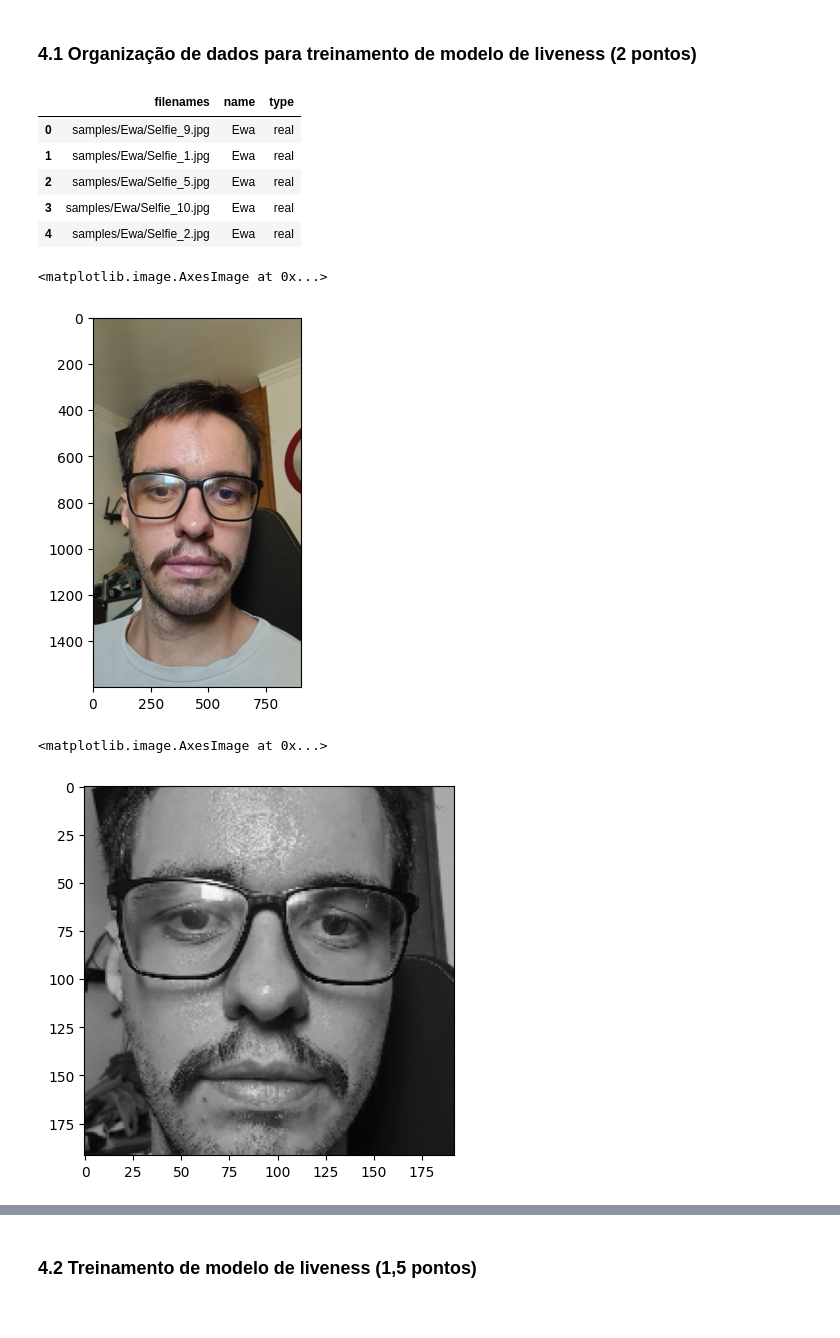
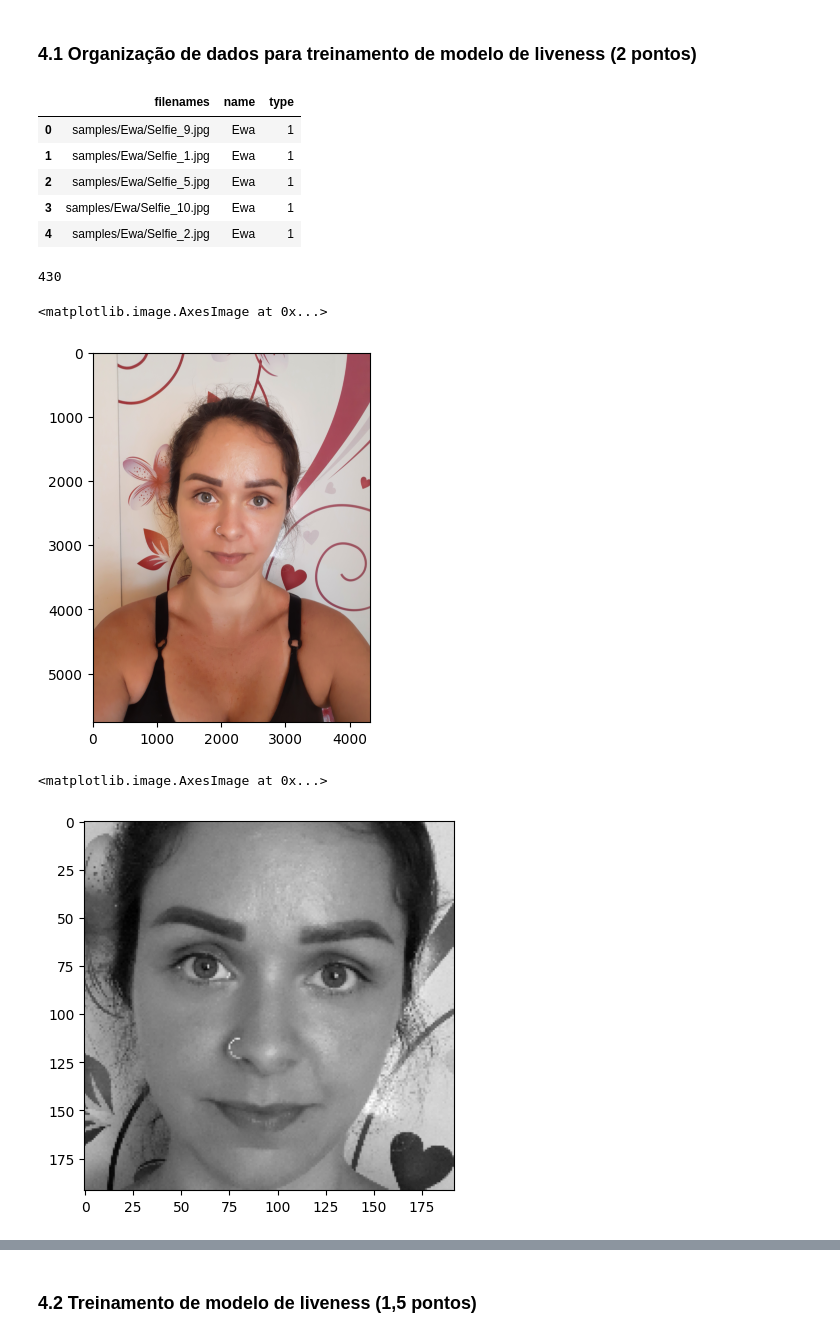
Before and after one commit to MBA-IA-GROUP-A/visao-computacional-detector-liveness, a Jupyter notebook: notebook/deteccao-liveness-notebook.ipynb, the cells around one changed output, grey strips where cells are left out. Saved outputs shown, nothing was run; the diff lists cells and outputs as text; code cells hidden in the pictures.

```diff
--- a/notebook/deteccao-liveness-notebook.ipynb
+++ b/notebook/deteccao-liveness-notebook.ipynb
@@ -104,25 +103,29 @@ for dirname, _, filenames in os.walk('samples'):
     images.append(os.path.join(dirname, filename))
 images = pd.DataFrame(images, columns=['filenames'])
 # %%
-# Atribuindo o nome da pessoa ao caminho da imagem e o tipo da imagem (real ou fake)
+# Atribuindo o nome da pessoa ao caminho da imagem e o tipo da imagem (real [1] ou fake [0])
 images['name'] = images['filenames'].apply(lambda x: x.split('/')[1])
-images['type'] = images['filenames'].apply(lambda x: 'real' if 'Selfie' in x.split('/')[2].split('_')[0] else 'fake')
+images['type'] = images['filenames'].apply(lambda x: 1 if 'Selfie' in x.split('/')[2].split('_')[0] else 0)
 images.head(5)
 # %% [output]
 |  | filenames | name | type |
-| 0 | samples/Ewa/Selfie_9.jpg | Ewa | real |
-| 1 | samples/Ewa/Selfie_1.jpg | Ewa | real |
-| 2 | samples/Ewa/Selfie_5.jpg | Ewa | real |
-| 3 | samples/Ewa/Selfie_10.jpg | Ewa | real |
-| 4 | samples/Ewa/Selfie_2.jpg | Ewa | real |
+| 0 | samples/Ewa/Selfie_9.jpg | Ewa | 1 |
+| 1 | samples/Ewa/Selfie_1.jpg | Ewa | 1 |
+| 2 | samples/Ewa/Selfie_5.jpg | Ewa | 1 |
+| 3 | samples/Ewa/Selfie_10.jpg | Ewa | 1 |
+| 4 | samples/Ewa/Selfie_2.jpg | Ewa | 1 |
+# %%
+images.__len__()
+# %% [output]
+430
 # %%
 # Pegando uma imagem para testar o pré processamento
-imagem = cv2.imread(images['filenames'][151])
+imagem = cv2.imread(images['filenames'][181])
 imagem = cv2.cvtColor(imagem, cv2.COLOR_BGR2RGB)
 plt.imshow(imagem)
 # %% [output]
 <matplotlib.image.AxesImage at 0x...>
-[figure, old version]
+[figure, new version]
 # %%
 # Função para extrair a face da imagem
 def get_face(img):
@@ -142,5 +145,5 @@ roi = get_face(imagem)
 plt.imshow(roi, cmap="gray")
 # %% [output]
 <matplotlib.image.AxesImage at 0x...>
-[figure, old version]
+[figure, new version]
 # %%
```
Also changed, not shown: parts of 27 cells of this notebook, 10 other files.
